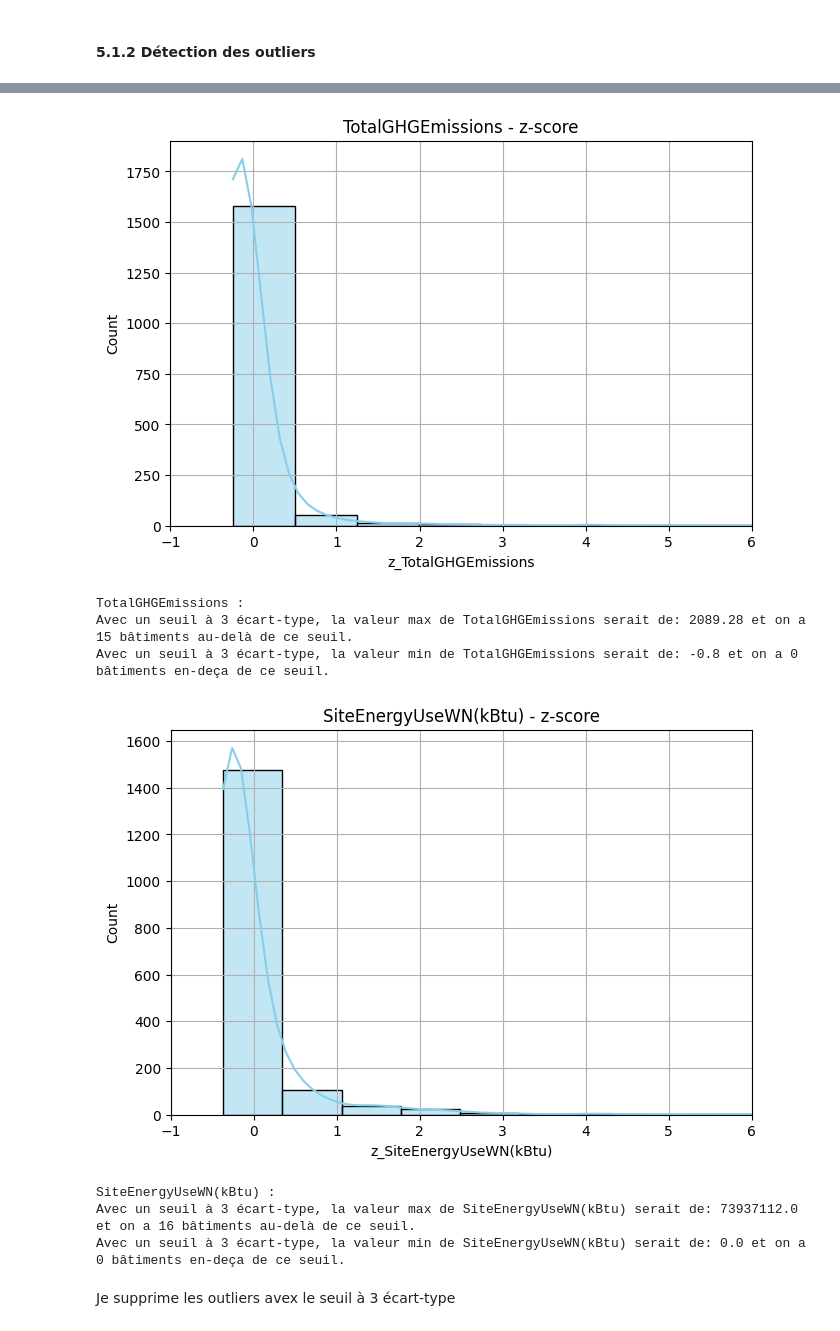
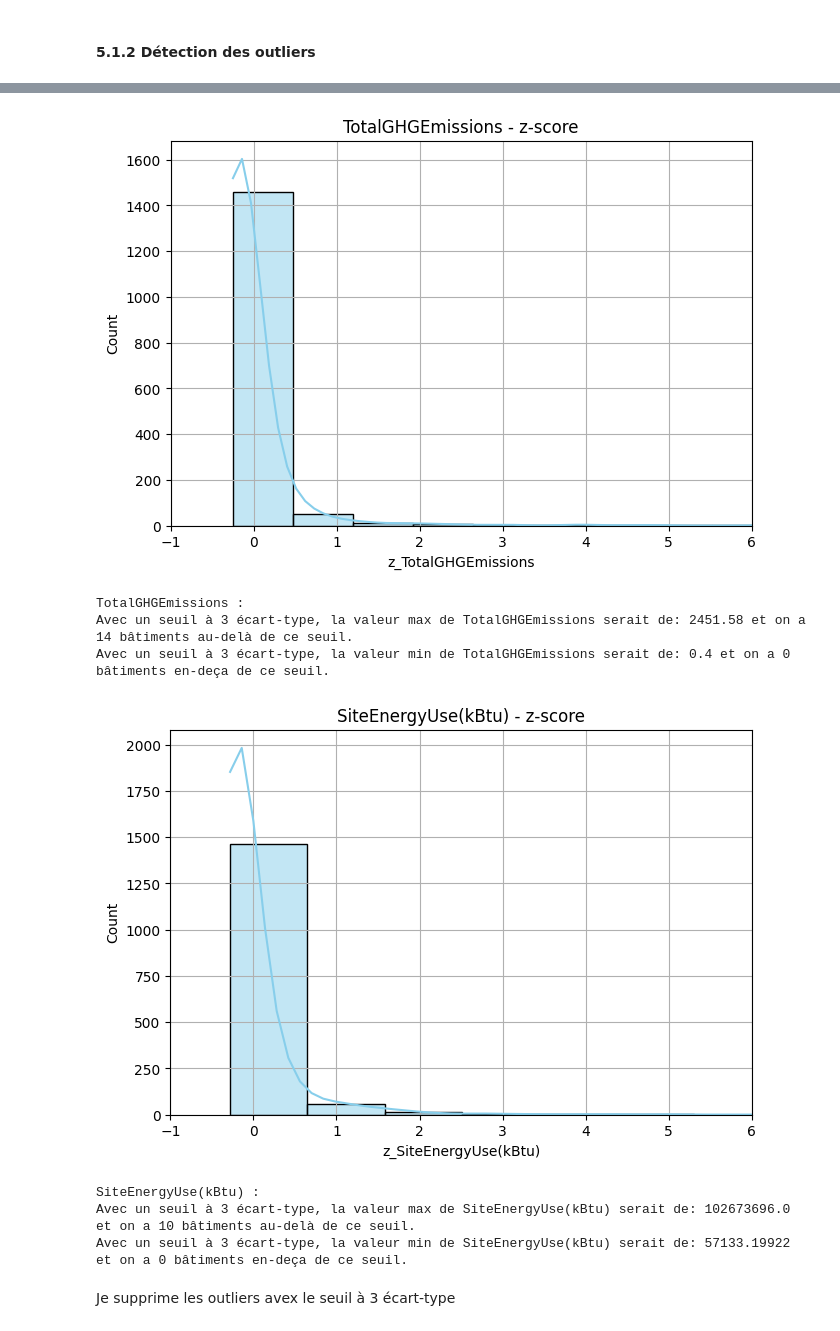
Before and after one commit to Solisdata/projet6_ml_api, a Jupyter notebook: 1_analyse_exploratoire.ipynb, the cells around one changed output, grey strips where cells are left out. Saved outputs shown, nothing was run; the diff lists cells and outputs as text; code cells hidden in the pictures.

```diff
--- a/1_analyse_exploratoire.ipynb
+++ b/1_analyse_exploratoire.ipynb
@@ -287,5 +288,5 @@ Plusieurs éléments sur la surface sont indiquées : PropertyGFATotal : surface
 # %%
-df_building_clean = df_building_clean.drop(['PropertyGFAParking','PropertyGFATotal', 'LargestPropertyUseTypeGFA'], axis=1)
+df_building_clean = df_building_clean.drop(['PropertyGFATotal', 'LargestPropertyUseTypeGFA'], axis=1)
 # %% [markdown]
 #### 3.3.4 Données sur la consommation en électricité
 # %% [markdown]
@@ -394,7 +418,7 @@ df_building_clean.shape
 # %% [markdown]
 ### 5.1 Variables cibles
 # %%
-variables_cibles = ['TotalGHGEmissions','SiteEnergyUseWN(kBtu)']
+variables_cibles = ['TotalGHGEmissions','SiteEnergyUse(kBtu)']
 # %% [markdown]
 #### 5.1.1 Les valeurs manquantes
 # %%
@@ -411,6 +435,6 @@ NA : On a seulement 1 bâtiments qui n'ont pas d'information sur les valeurs cib
 # %%
 # Supprimer les lignes présentes dans missing data
-df_building_clean = df_building_clean.drop(missing_data.index).copy()
+# df_building_clean = df_building_clean.drop(missing_data.index).copy()
 # %% [markdown]
 #### 5.1.2 Les valeurs nulles et incohérentes (0 ou <0>)
 # %%
@@ -429,7 +453,7 @@ df_building_clean[variables_cibles].describe()
 # %%
 data_incoherente = df_building_clean[
             (df_building_clean['TotalGHGEmissions'] <= 0) |
-            (df_building_clean['SiteEnergyUseWN(kBtu)'] <= 0)
+            (df_building_clean['SiteEnergyUse(kBtu)'] <= 0)
         ]
 
 data_incoherente
@@ -507,16 +522,16 @@ def plot_outliers (df, cols, xlim=(-1,6), figsize=(5,5)):
          # Suppression de la colonne z-score
         df.drop(columns=[f"z_{var}"], inplace=True)
 # %%
-plot_outliers(df_building_clean_inco, variables_cibles)
+plot_outliers(df_building_clean, variables_cibles)
 # %% [output]
-[figure, old version]
+[figure, new version]
 TotalGHGEmissions :
-Avec un seuil à 3 écart-type, la valeur max de TotalGHGEmissions serait de: 2089.28 et on a 15 bâtiments au-delà de ce seuil.
-Avec un seuil à 3 écart-type, la valeur min de TotalGHGEmissions serait de: -0.8 et on a 0 bâtiments en-deça de ce seuil.
+Avec un seuil à 3 écart-type, la valeur max de TotalGHGEmissions serait de: 2451.58 et on a 14 bâtiments au-delà de ce seuil.
+Avec un seuil à 3 écart-type, la valeur min de TotalGHGEmissions serait de: 0.4 et on a 0 bâtiments en-deça de ce seuil.
-[figure, old version]
+[figure, new version]
-SiteEnergyUseWN(kBtu) :
-Avec un seuil à 3 écart-type, la valeur max de SiteEnergyUseWN(kBtu) serait de: 73937112.0 et on a 16 bâtiments au-delà de ce seuil.
-Avec un seuil à 3 écart-type, la valeur min de SiteEnergyUseWN(kBtu) serait de: 0.0 et on a 0 bâtiments en-deça de ce seuil.
+SiteEnergyUse(kBtu) :
+Avec un seuil à 3 écart-type, la valeur max de SiteEnergyUse(kBtu) serait de: 102673696.0 et on a 10 bâtiments au-delà de ce seuil.
+Avec un seuil à 3 écart-type, la valeur min de SiteEnergyUse(kBtu) serait de: 57133.19922 et on a 0 bâtiments en-deça de ce seuil.
 # %% [markdown]
 Je supprime les outliers avex le seuil à 3 écart-type
 # %%
```
Also changed, not shown: parts of 46 cells of this notebook, 3 other files.
